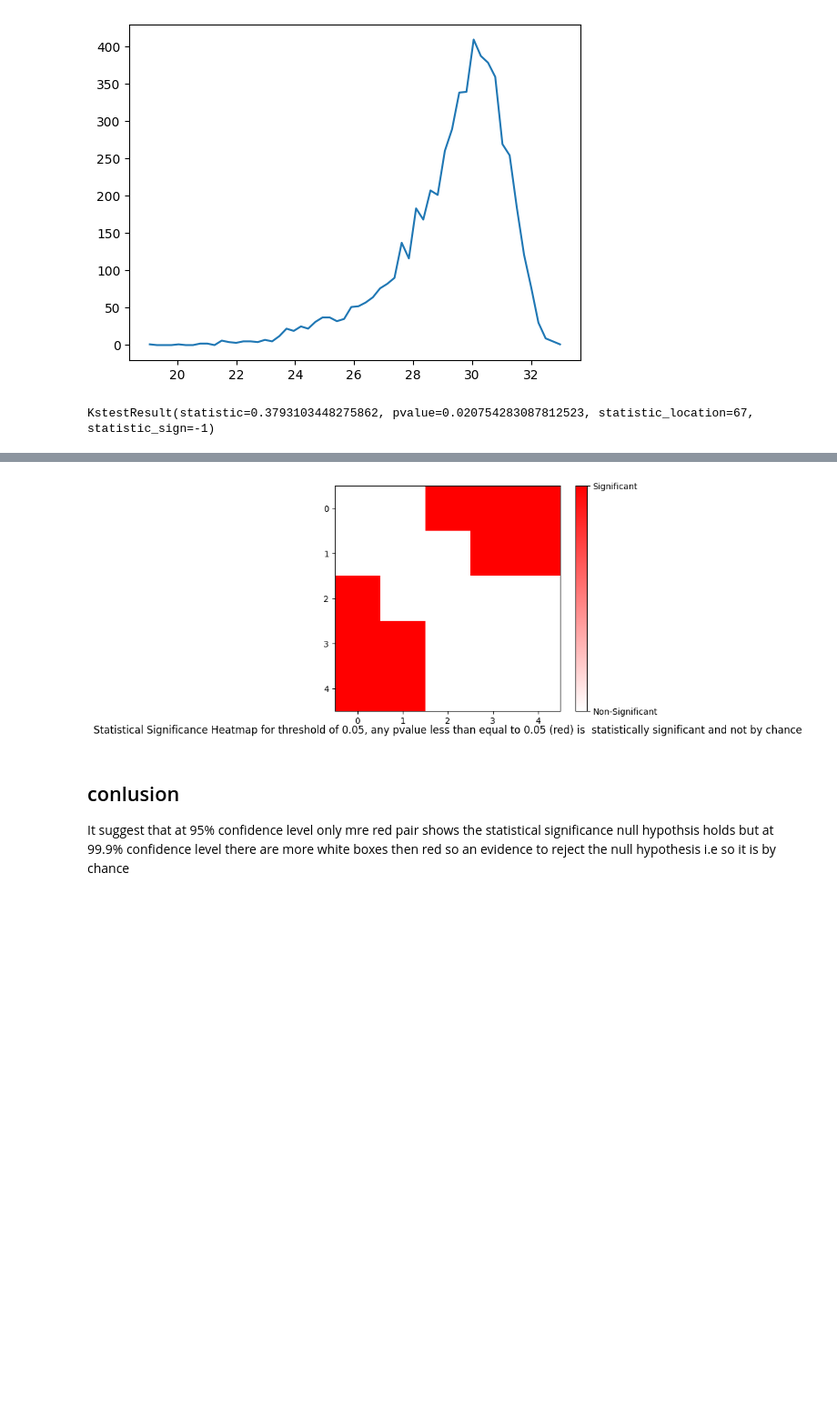
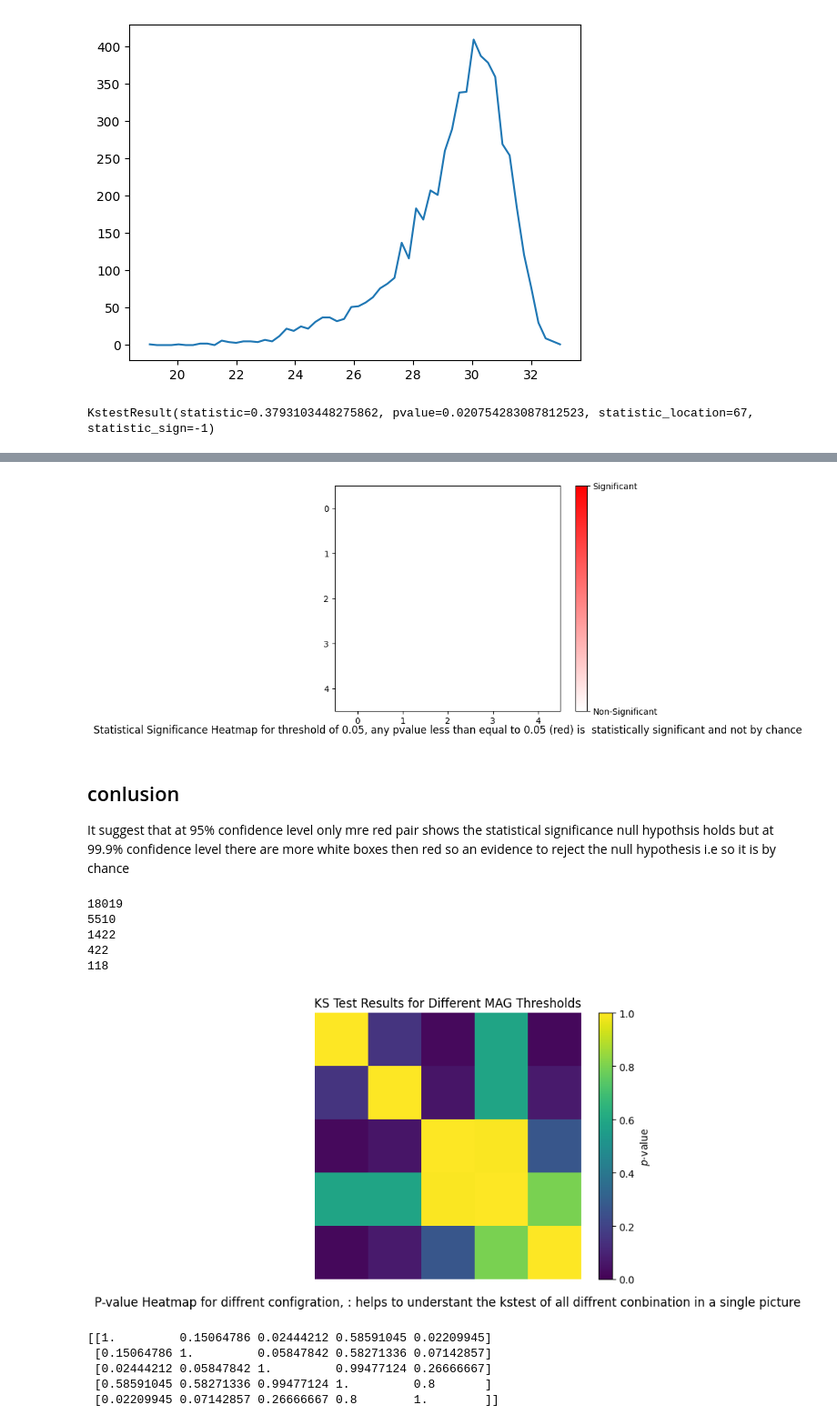
Before and after one commit to bivekpok/DSPS_BPokhrel, a Jupyter notebook: HW3/Hw3.ipynb, the cells around one changed output, grey strips where cells are left out. Shown: that part at 91% size. Cells and saved outputs as stored; diff of their text form; code cells hidden in the pictures; blank space fills up the shorter version.

```diff
--- a/HW3/Hw3.ipynb
+++ b/HW3/Hw3.ipynb
@@ -561,6 +550,6 @@ plt.show()
 # %%
 alpha = 0.001
-significant_mask = p_mat <= alpha
+significant_mask = p_mat < alpha
 
 colors = [(1, 1, 1), (1, 0, 0)]  # White to Red
 cmap = LinearSegmentedColormap.from_list("Custom_Red_White_Colormap", colors, N=256)
@@ -571,7 +560,60 @@ cbar.set_ticklabels(['Non-Significant', 'Significant'])
 plt.text(0.5, -0.1, "Statistical Significance Heatmap for threshold of 0.05, any pvalue less than equal to 0.05 (red) is  statistically significant and not by chance", ha='center', fontsize=12, transform=plt.gca().transAxes)
 plt.show()
 # %% [output]
-[figure, old version]
+[figure, new version]
 # %% [markdown]
 ## conlusion
 It suggest that at 95% confidence level only mre red pair shows the statistical significance null hypothsis holds but at 99.9% confidence level there are more white boxes then red so an evidence to reject the null hypothesis i.e so it is by chance
+# %%
+
+
+mag_thresholds = [2.0, 2.5, 3.0, 3.5, 4.0]
+p_mat = np.zeros((len(mag_thresholds), len(mag_thresholds)))
+for i in range(len(mag_thresholds)):
+    xi = eq_final[eq_final['MAG'] > mag_thresholds[i]]['gaps']
+    print(len(xi))
+    bin_size = int( 0.01* len(xi))
+    cbi, chisti = c_mean(xi, bin = bin_size, m = 0.001)
+
+
+    for j in range(len(mag_thresholds)):
+        if i == j:
+            p_mat[i, j] = 1
+        elif i < j:
+
+            xj = eq_final[eq_final['MAG'] > mag_thresholds[j]]['gaps']
+            bin_size = int( 0.01* len(xj))
+            cbj, chistj = c_mean(xj,bin = bin_size, m =0.001)
+
+
+
+
+            ks_stat, p_value = scipy.stats.kstest(chisti, chistj)
+
+
+            p_mat[i, j] = p_value
+        else:
+            p_mat[i, j] = p_mat[j, i]
+
+plt.imshow(p_mat, cmap='viridis', vmin=0, vmax=1)
+plt.colorbar(label=r'$p$-value')
+plt.title("KS Test Results for Different MAG Thresholds")
+plt.axis('off')
+
+
+plt.text(0.5, -0.1, "P-value Heatmap for diffrent configration, : helps to understant the kstest of all diffrent conbination in a single picture", ha='center', fontsize=12, transform=plt.gca().transAxes)
+
+plt.show()
+print(p_mat)
+# %% [output]
+18019
+5510
+1422
+422
+118
+[figure, added]
+[[1.         0.15064786 0.02444212 0.58591045 0.02209945]
+ [0.15064786 1.         0.05847842 0.58271336 0.07142857]
+ [0.02444212 0.05847842 1.         0.99477124 0.26666667]
+ [0.58591045 0.58271336 0.99477124 1.         0.8       ]
+ [0.02209945 0.07142857 0.26666667 0.8        1.        ]]
```
Also changed, not shown: parts of 7 cells of this notebook.
